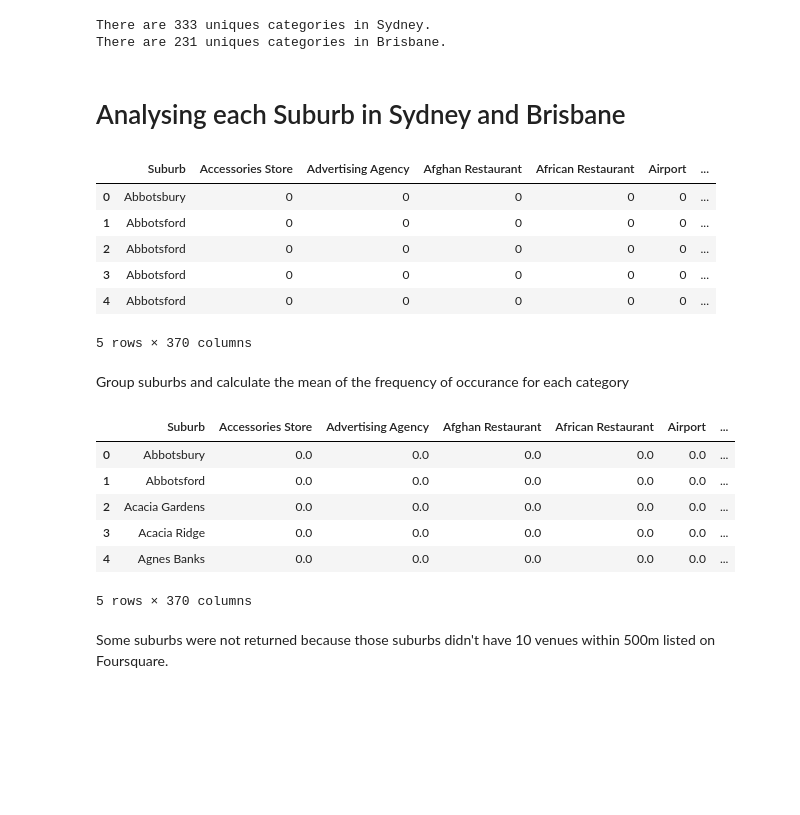
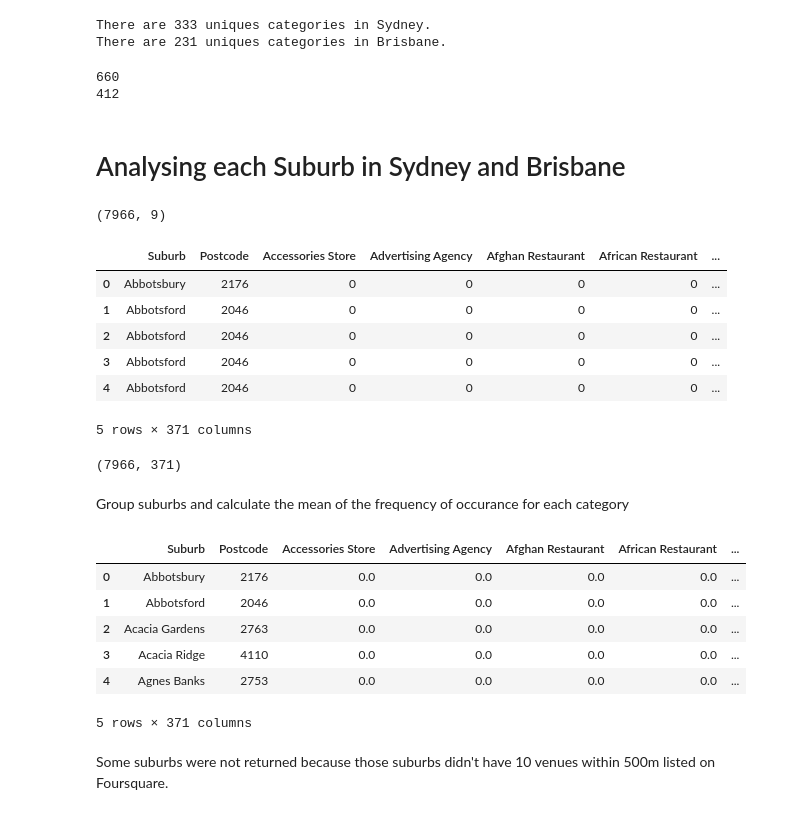
Before and after one commit to jasontran600/IBM_data_science_captstone_project, a Jupyter notebook: Melbourne_Sydney_Tasmania_migration_project/data_scraping_suburbs.ipynb, the cells around one changed output. Saved outputs shown, nothing was run; the diff lists cells and outputs as text; code cells hidden in the pictures; blank space fills up the shorter version.

Commit message:
fix duplicate suburbs from different states sharing names grouped incorrectly

```diff
--- a/Melbourne_Sydney_Tasmania_migration_project/data_scraping_suburbs.ipynb
+++ b/Melbourne_Sydney_Tasmania_migration_project/data_scraping_suburbs.ipynb
@@ -668,7 +668,7 @@ Woodford
 Yugar
 # %%
 # Convert Brisbane suburbs nested dictionary to a dataframe
-brisbane_suburbs_df = pd.DataFrame(brisbane_suburbs).T
+brisbane_suburbs_df = pd.DataFrame(brisbane_suburbs_dict).T
 brisbane_suburbs_df['Suburb'] = brisbane_suburbs_df.index
 brisbane_suburbs_df.index = range(brisbane_suburbs_df.shape[0])
 
@@ -1036,11 +1028,12 @@ CLIENT_SECRET:DMZV42OBBRZNSPQSGEUD3PE3N5EHUKRZYRTMSCLSORKPAO2W
 # %% [markdown]
 Function that finds top 100 venues within 500m radius of the neighbourhood
 # %%
-def getNearbyVenues(names, latitudes, longitudes, radius=500, LIMIT=100):
+def getNearbyVenues(names, postcode, latitudes, longitudes, radius=500, LIMIT=100):
 
     venues_list=[]
-    for name, lat, lng in zip(names, latitudes, longitudes):
-
+    index = 0
+    for name, postcode, lat, lng in zip(names, postcode, latitudes, longitudes):
+        index += 1
         # create the API request URL
         url = 'https://api.foursquare.com/v2/venues/explore?&client_id={}&client_secret={}&v={}&ll={},{}&radius={}&limit={}'.format(
             CLIENT_ID,
@@ -1056,9 +1049,10 @@ def getNearbyVenues(names, latitudes, longitudes, radius=500, LIMIT=100):
 
         # return only relevant information for each nearby venue
         if results:
-            print('RESULTS {}'.format(name))
+            print('{}. RESULTS {}'.format(index, name))
             venues_list.append([(
                                  name,
+                                 postcode,
                                  lat,
                                  lng,
                                  v['venue']['name'],
@@ -1067,9 +1061,10 @@ def getNearbyVenues(names, latitudes, longitudes, radius=500, LIMIT=100):
                                  v['venue']['categories'][0]['name']
                                 ) for v in results])
         elif not results:
-            print('NONE    {}'.format(name))
+            print('{}. NONE    {}'.format(index, name))
             venues_list.append([(
                                  name,
+                                 postcode,
                                  lat,
                                  lng,
                                  None,
@@ -1081,6 +1076,7 @@ def getNearbyVenues(names, latitudes, longitudes, radius=500, LIMIT=100):
     nearby_venues = pd.DataFrame([item for venue_list in venues_list for item in venue_list])
     nearby_venues.columns = [
                              'Suburb',
+                             'Postcode',
                              'Suburb Latitude',
                              'Suburb Longitude',
                              'Venue',
@@ -1096,8 +1092,9 @@ Here, I use the function to create a new dataframe that includes the venues.
 while True:
     try:
         top_venues_sydney = getNearbyVenues(names=sydney_suburbs['Suburb'],
-                                    latitudes=sydney_suburbs['LAT'],
-                                    longitudes=sydney_suburbs['LON'])
+                                            postcode=sydney_suburbs['Postcode'],
+                                            latitudes=sydney_suburbs['LAT'],
+                                            longitudes=sydney_suburbs['LON'])
     except(KeyError):
         continue
     break
@@ -1122,7 +1119,13 @@ RESULTS Wisemans Ferry
 # %% [markdown]
 # Explore suburbs of Brisbane
 # %%
-top_venues_brisbane = getNearbyVenues(names=brisbane_suburbs['Suburb'],
-                                      latitudes=brisbane_suburbs['LAT'],
-                                      longitudes=brisbane_suburbs['LON'])
+while True:
+    try:
+        top_venues_brisbane = getNearbyVenues(names=brisbane_suburbs['Suburb'],
+                                              postcode=brisbane_suburbs['Postcode'],
+                                              latitudes=brisbane_suburbs['LAT'],
+                                              longitudes=brisbane_suburbs['LON'])
+    except(KeyError):
+        continue
+    break
 # %% [output]
@@ -1171,44 +1162,59 @@ print('There are {} uniques categories in Brisbane.'.format(len(top_venues_brisb
 # %% [output]
 There are 333 uniques categories in Sydney.
 There are 231 uniques categories in Brisbane.
+# %%
+print(len(top_venues_sydney['Suburb'].unique()))
+print(len(top_venues_brisbane['Suburb'].unique()))
+# %% [output]
+660
+412
 # %% [markdown]
 # Analysing each Suburb in Sydney and Brisbane
 # %%
 # Concatenate dataframes
 top_venues = pd.concat([top_venues_sydney, top_venues_brisbane])
+top_venues.shape
+# %% [output]
+(7966, 9)
 # %%
 # one hot encoding
 top_venues_onehot = pd.get_dummies(top_venues[['Venue Category']], prefix="", prefix_sep="")
 
 # add neighborhood column back to dataframe
 top_venues_onehot['Suburb'] = top_venues['Suburb']
+top_venues_onehot['Postcode'] = top_venues['Postcode']
+#top_venues_onehot['LGA'] = top_venues['LGA']
 
 # move neighborhood column to the first column
-fixed_columns = [top_venues_onehot.columns[-1]] + list(top_venues_onehot.columns[:-1])
+fixed_columns = list(top_venues_onehot.columns[-2:]) + list(top_venues_onehot.columns[:-2])
 top_venues_onehot = top_venues_onehot[fixed_columns]
 
 top_venues_onehot.head()
 # %% [output]
-|  | Suburb | Accessories Store | Advertising Agency | Afghan Restaurant | African Restaurant | Airport | ... |
-| 0 | Abbotsbury | 0 | 0 | 0 | 0 | 0 | ... |
-| 1 | Abbotsford | 0 | 0 | 0 | 0 | 0 | ... |
-| 2 | Abbotsford | 0 | 0 | 0 | 0 | 0 | ... |
-| 3 | Abbotsford | 0 | 0 | 0 | 0 | 0 | ... |
-| 4 | Abbotsford | 0 | 0 | 0 | 0 | 0 | ... |
+|  | Suburb | Postcode | Accessories Store | Advertising Agency | Afghan Restaurant | African Restaurant | ... |
+| 0 | Abbotsbury | 2176 | 0 | 0 | 0 | 0 | ... |
+| 1 | Abbotsford | 2046 | 0 | 0 | 0 | 0 | ... |
+| 2 | Abbotsford | 2046 | 0 | 0 | 0 | 0 | ... |
+| 3 | Abbotsford | 2046 | 0 | 0 | 0 | 0 | ... |
+| 4 | Abbotsford | 2046 | 0 | 0 | 0 | 0 | ... |
-5 rows × 370 columns
+5 rows × 371 columns
+# %%
+top_venues_onehot.shape
+# %% [output]
+(7966, 371)
 # %% [markdown]
 Group suburbs and calculate the mean of the frequency of occurance for each category
 # %%
-top_venues_grouped = top_venues_onehot.groupby('Suburb').mean().reset_index()
+top_venues_grouped = top_venues_onehot.groupby(['Suburb', 'Postcode']).mean().reset_index()
 top_venues_grouped.head()
 # %% [output]
-|  | Suburb | Accessories Store | Advertising Agency | Afghan Restaurant | African Restaurant | Airport | ... |
-| 0 | Abbotsbury | 0.0 | 0.0 | 0.0 | 0.0 | 0.0 | ... |
-| 1 | Abbotsford | 0.0 | 0.0 | 0.0 | 0.0 | 0.0 | ... |
-| 2 | Acacia Gardens | 0.0 | 0.0 | 0.0 | 0.0 | 0.0 | ... |
-| 3 | Acacia Ridge | 0.0 | 0.0 | 0.0 | 0.0 | 0.0 | ... |
-| 4 | Agnes Banks | 0.0 | 0.0 | 0.0 | 0.0 | 0.0 | ... |
+|  | Suburb | Postcode | Accessories Store | Advertising Agency | Afghan Restaurant | African Restaurant | ... |
+| 0 | Abbotsbury | 2176 | 0.0 | 0.0 | 0.0 | 0.0 | ... |
+| 1 | Abbotsford | 2046 | 0.0 | 0.0 | 0.0 | 0.0 | ... |
+| 2 | Acacia Gardens | 2763 | 0.0 | 0.0 | 0.0 | 0.0 | ... |
+| 3 | Acacia Ridge | 4110 | 0.0 | 0.0 | 0.0 | 0.0 | ... |
+| 4 | Agnes Banks | 2753 | 0.0 | 0.0 | 0.0 | 0.0 | ... |
-5 rows × 370 columns
+5 rows × 371 columns
 # %% [markdown]
 Some suburbs were not returned because those suburbs didn't have 10 venues within 500m listed on Foursquare.
 # %% [markdown]
```
Also changed, not shown: parts of 13 cells of this notebook.
